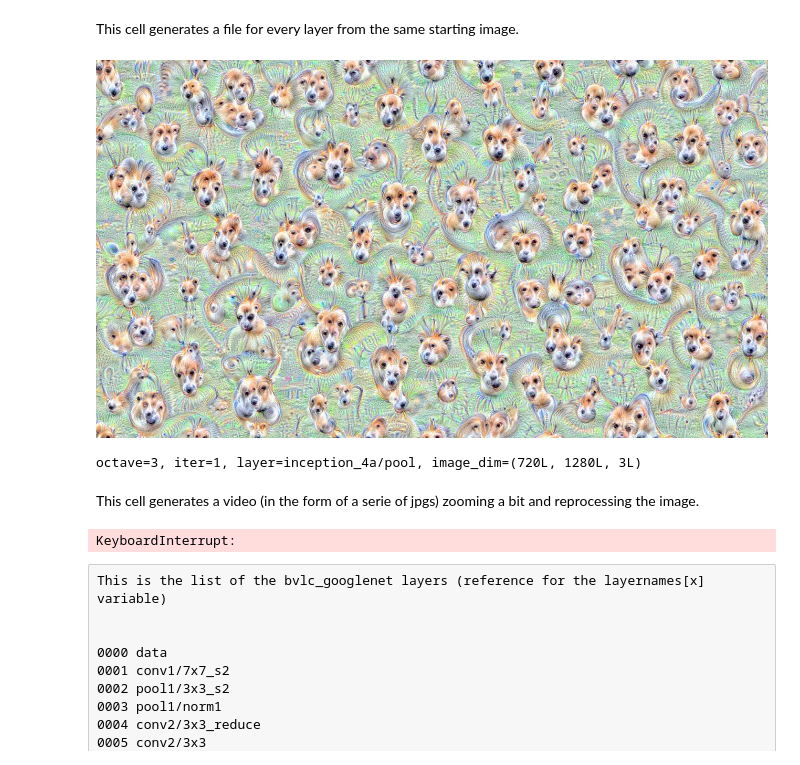
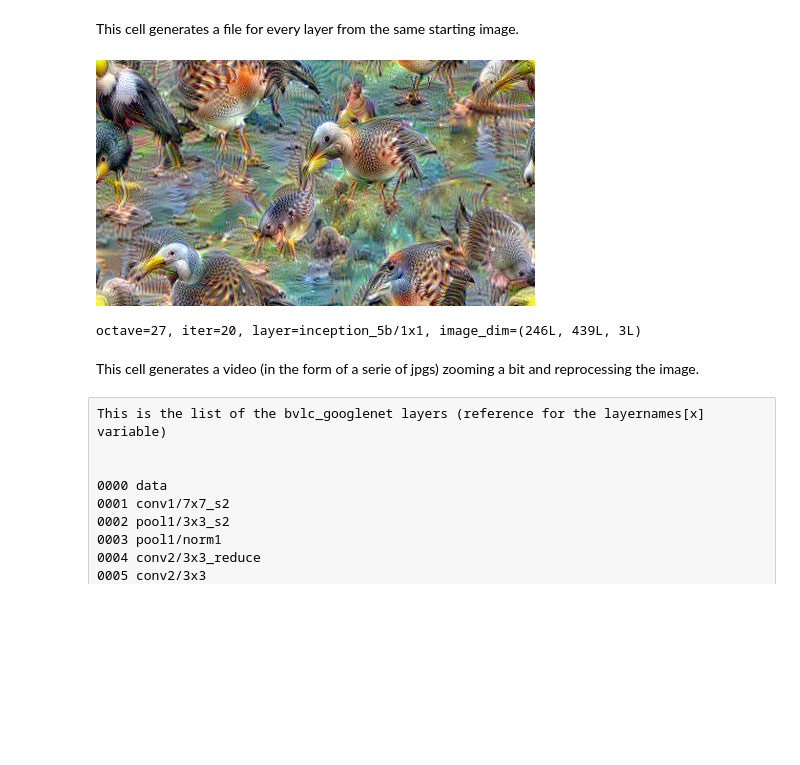
Before and after one commit to spiorf/deepdream, a Jupyter notebook: bat-country.ipynb, the cells around one changed output. Saved outputs shown, nothing was run; the diff lists cells and outputs as text; code cells hidden in the pictures; blank space fills up the shorter version.

```diff
--- a/bat-country.ipynb
+++ b/bat-country.ipynb
@@ -19,7 +19,7 @@ import os
 import random
 import string
 
-#Comment to disable CUDA
+#Comment to disable CUDA; Don't do that: this technology will be obsolete by the time you generate an interesting video
 caffe.set_device(0)
 caffe.set_mode_gpu()
 
@@ -111,15 +111,17 @@ class BatCountry:
 					**step_params)
 
 				# visualization
-				vis = deprocess_fn(self.net, src.data[0])
-				showarray(vis)
+				if i%10==0:
+
+					vis = deprocess_fn(self.net, src.data[0])
+					showarray(vis)
+					print("octave={}, iter={}, layer={}, image_dim={}".format(octave, i, end, vis.shape))
+					clear_output(wait=True)
 				# adjust image contrast if clipping is disabled
 				if not clip:
 					vis = vis * (255.0 / np.percentile(vis, 99.98))
 
-				if verbose:
-					print("octave={}, iter={}, layer={}, image_dim={}".format(octave, i, end, vis.shape))
-					clear_output(wait=True)
+
 
 				# check to see if the visualization list should be
 				# updated
@@ -260,13 +262,13 @@ rootdir = '/Users/spiorf/Desktop/dreams/'
 name_prefix = '_out_'
 
 bc = BatCountry(model_path,deploy_path=net_fn, model_path=param_fn)
-end=layernames[105]
+end=layernames[89]
 
-img = np.float32(PIL.Image.open('/Users/spiorf/Desktop/deepdream/source_images/clouds.jpg'))
-features = bc.prepare_guide(PIL.Image.open('/Users/spiorf/Desktop/deepdream/guide_images/antelope.jpg'), end=end)
+img = np.float32(PIL.Image.open('/Users/spiorf/Desktop/deepdream/source_images/grey720.jpg'))
+features = bc.prepare_guide(PIL.Image.open('/Users/spiorf/Desktop/deepdream/guide_images/birds.jpg'), end=end)
 
 #image = bc.dream(img, iter_n=20, octave_n=4, octave_scale=1.3, end=end, verbose=True, visualize=False)
-image = bc.dream(img, iter_n=10, octave_n=4, octave_scale=1.5, end=end, objective_fn=BatCountry.guided_objective,
+image = bc.dream(img, iter_n=100, octave_n=50, octave_scale=1.05, end=end, objective_fn=BatCountry.guided_objective,
                  objective_features=features, verbose=True, visualize=False)
 bc.cleanup()
 showarray(image)
@@ -297,48 +297,50 @@ This cell generates a file for every layer from the same starting image.
 # %%
 #Output dir
 rootdir = '/Users/spiorf/Desktop/dreams/'
-name_prefix = 'antelopelayer-'
+name_prefix = 'eaglelayer-'
 
 if not os.path.exists(rootdir):
     os.makedirs(rootdir)
     #Start image
-startimage = '/Users/spiorf/Desktop/deepdream/source_images/wall720.jpg'
+startimage = '/Users/spiorf/Desktop/deepdream/source_images/grey720.jpg'
 
 
     #Guide image
-guideimage = '/Users/spiorf/Desktop/deepdream/guide_images/antelope.jpg'
+guideimage = '/Users/spiorf/Desktop/deepdream/guide_images/eagle.jpg'
 
 
 #Init model
 bc = BatCountry(model_path,deploy_path=net_fn, model_path=param_fn)
 
 
-i=10
+i=110
 
-while i< (len(layernames)):
+#while i< (len(layernames)):
+while i > 0:
     try:
             features = bc.prepare_guide(PIL.Image.open(guideimage), end=layernames[i])
             img = np.float32(PIL.Image.open(startimage))
 #            frame = bc.dream(img, iter_n=20, octave_n=4, octave_scale=1.3, end=layernames[i], verbose=True, visualize=False) # Uncomment for unguided image
-            frame = bc.dream(img, iter_n=50, octave_n=4, octave_scale=1.4, end=layernames[i],         #
+            frame = bc.dream(img, iter_n=50, octave_n=50, octave_scale=1.05, end=layernames[i],         #
                              objective_fn=BatCountry.guided_objective, objective_features=features,   # Comment for unguided image
                              verbose=True, visualize=False)                                           #
             filename = name_prefix + `i` + "-" + layernames[i].replace('/', '')
             PIL.Image.fromarray(np.uint8(frame)).save(rootdir + "%s.jpg"%filename)
             print(i+1, str(layernames[i]))
-            i +=1
+            i -=1
     except ValueError:
         print('Skipped', i, str(layernames[i]))
-        i +=1
+        i -=1
         pass
     except KeyError:
         print('Skipped', i, str(layernames[i]))
-        i +=1
+        i -=1
         pass
 bc.cleanup()
+showarray(PIL.Image.open(guideimage))
 # %% [output]
-[figure, old version]
+[figure, new version]
-octave=3, iter=1, layer=inception_4a/pool, image_dim=(720L, 1280L, 3L)
+octave=27, iter=20, layer=inception_5b/1x1, image_dim=(246L, 439L, 3L)
 # %% [markdown]
 This cell generates a video (in the form of a serie of jpgs) zooming a bit and reprocessing the image.
 # %%
@@ -396,8 +398,6 @@ while i< 10000:
         pass
 
 bc.cleanup()
-# %% [output]
-KeyboardInterrupt:
 # %% [raw]
 This is the list of the bvlc_googlenet layers (reference for the layernames[x] variable)
 
```
Also changed, not shown: parts of 1 cell of this notebook.
